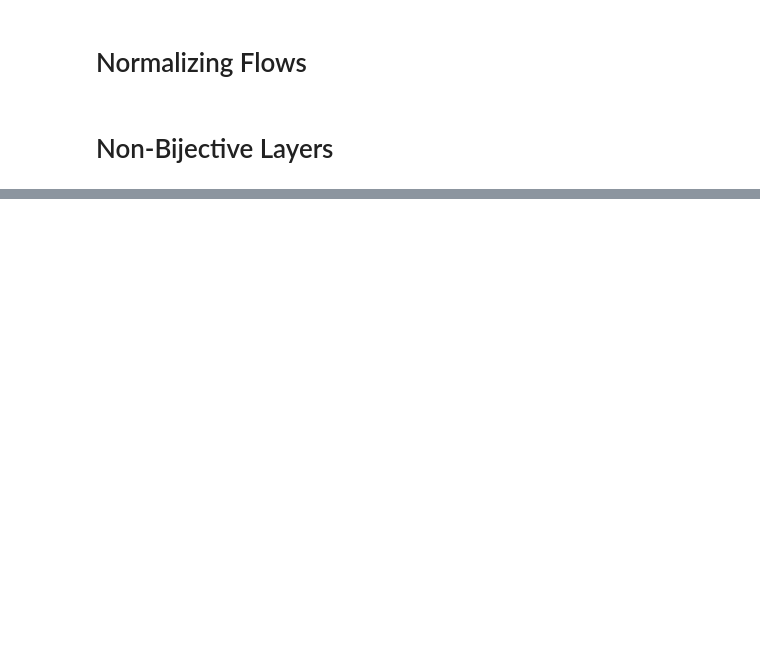
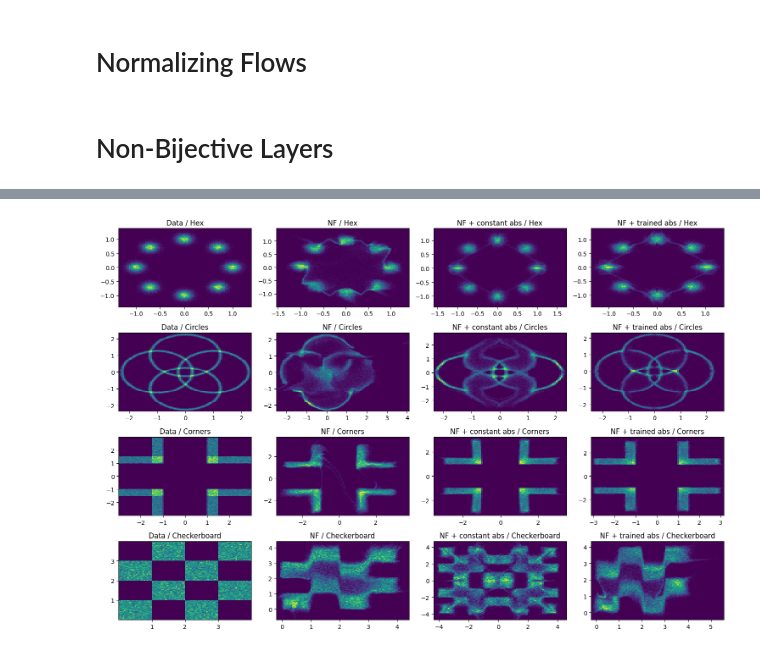
Before and after one commit to xiaoxiae/SurVAE-replication, a Jupyter notebook: main.ipynb, the cells around one changed output, grey strips where cells are left out. Saved outputs shown, nothing was run; the diff lists cells and outputs as text; code cells hidden in the pictures; blank space fills up the shorter version.

Commit message:
Plotting

```diff
--- a/main.ipynb
+++ b/main.ipynb
@@ -338,0 +355,17 @@ tensor(0.4984, device='cuda:0', requires_grad=True)
+# %%
+# Train the datasets
+models = {}
+batch_size = 1_000
+test_size = 10_000
+epochs = 1_000
+log_count = epochs // 10
+
+# Iterate over datasets and create heatmaps
+for i, dataset_function in enumerate(dataset_functions):
+    for j, model_generator in enumerate(model_generators):
+        model = model_generator()
+        print(f"[{i * len(model_generators) + j + 1}/{len(dataset_functions) * len(model_generators)}] ", end="")
+        results = train_survae(model, dataset_function, batch_size=batch_size, test_size=test_size,
+                               epochs=epochs, lr=0.001, log_count=log_count)
+
+        models[i, j] = results
@@ -338,0 +385,32 @@ tensor(0.4984, device='cuda:0', requires_grad=True)
+# %%
+# Define dataset names
+model_names = ['NF', 'NF + constant abs', 'NF + trained abs']
+dataset_names = ['Hex', 'Circles', 'Corners', 'Checkerboard']
+
+sample_count = 100_000
+bins = 100
+
+# Create subplots (+1 for the raw data)
+fig, axs = plt.subplots(len(dataset_names), len(model_names) + 1, figsize=(15, 10))
+
+# Plot the raw data
+for i, (dataset_name, dataset_function) in enumerate(zip(dataset_names, dataset_functions)):
+    X = dataset_function(sample_count).numpy()
+
+    axs[i, 0].hist2d(X[:, 0], X[:, 1], bins=bins)
+    axs[i, 0].set_title(f'Data / {dataset_name}')
+
+# Iterate over datasets and create heatmaps
+for i, dataset_name in enumerate(dataset_names):
+    for j, model_name in enumerate(model_names):
+        model = models[i, j][0]  # [0] is the model, [1] is parameters/losses for log epochs
+        X = model.sample(sample_count).cpu().numpy()
+
+        axs[i, j + 1].hist2d(X[:, 0], X[:, 1], bins=bins)
+        axs[i, j + 1].set_title(f'{model_name} / {dataset_name}')
+
+# Adjust layout
+plt.tight_layout()
+plt.show()
+# %% [output]
+[figure, added]
```
Also changed, not shown: parts of 21 cells of this notebook.
